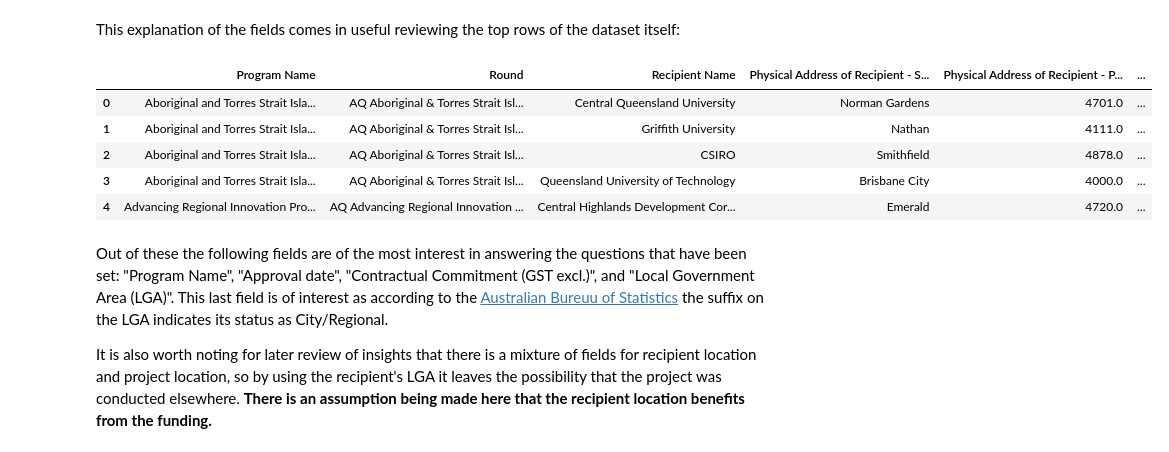
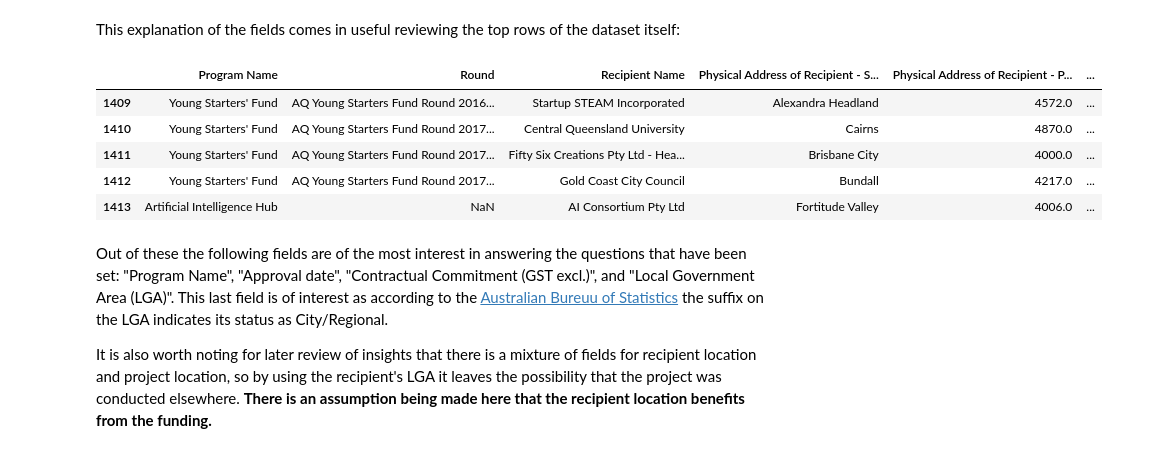
Before and after one commit to President-Github/IFQ619, a Jupyter notebook: Assessments/UA1-FoundationalTechniques-template.ipynb, the cells around one changed output. Drawn from its saved outputs; the diff is of its cells as text; code cells hidden in the pictures.

```diff
--- a/Assessments/UA1-FoundationalTechniques-template.ipynb
+++ b/Assessments/UA1-FoundationalTechniques-template.ipynb
@@ -377,15 +373,15 @@ This explanation of the fields comes in useful reviewing the top rows of the dat
 # %%
 # Retrieve the dataset and view the top 10 rows
 data_url = "https://www.data.qld.gov.au/dataset/db190f2d-f866-4811-9a6e-4b78744b551b/resource/0f97b985-f5c7-49d2-8b0a-bc5dfbe070b9/download/advance-queensland-funding-recipients.csv"
 data_df = pd.read_csv(data_url, encoding = 'windows-1252')
-data_df.head(5)
+data_df.tail(5)
 # %% [output]
 |  | Program Name | Round | Recipient Name | Physical Address of Recipient - S... | Physical Address of Recipient - P... | ... |
-| 0 | Aboriginal and Torres Strait Isla... | AQ Aboriginal & Torres Strait Isl... | Central Queensland University | Norman Gardens | 4701.0 | ... |
-| 1 | Aboriginal and Torres Strait Isla... | AQ Aboriginal & Torres Strait Isl... | Griffith University | Nathan | 4111.0 | ... |
-| 2 | Aboriginal and Torres Strait Isla... | AQ Aboriginal & Torres Strait Isl... | CSIRO | Smithfield | 4878.0 | ... |
-| 3 | Aboriginal and Torres Strait Isla... | AQ Aboriginal & Torres Strait Isl... | Queensland University of Technology | Brisbane City | 4000.0 | ... |
-| 4 | Advancing Regional Innovation Pro... | AQ Advancing Regional Innovation ... | Central Highlands Development Cor... | Emerald | 4720.0 | ... |
+| 1409 | Young Starters' Fund | AQ Young Starters Fund Round 2016... | Startup STEAM Incorporated | Alexandra Headland | 4572.0 | ... |
+| 1410 | Young Starters' Fund | AQ Young Starters Fund Round 2017... | Central Queensland University | Cairns | 4870.0 | ... |
+| 1411 | Young Starters' Fund | AQ Young Starters Fund Round 2017... | Fifty Six Creations Pty Ltd - Hea... | Brisbane City | 4000.0 | ... |
+| 1412 | Young Starters' Fund | AQ Young Starters Fund Round 2017... | Gold Coast City Council | Bundall | 4217.0 | ... |
+| 1413 | Artificial Intelligence Hub | NaN | AI Consortium Pty Ltd | Fortitude Valley | 4006.0 | ... |
 # %% [markdown]
 Out of these the following fields are of the most interest in answering the questions that have been set: "Program Name", "Approval date", "Contractual Commitment (GST excl.)", and "Local Government Area (LGA)". This last field is of interest as according to the [Australian Bureuu of Statistics](https://www.abs.gov.au/ausstats/abs@.nsf/Lookup/by%20Subject/1270.0.55.003~July%202016~Main%20Features~Local%20Government%20Areas%20(LGA)~7) the suffix on the LGA indicates its status as City/Regional.
 
```
Also changed, not shown: parts of 9 cells of this notebook, 3 other files.
